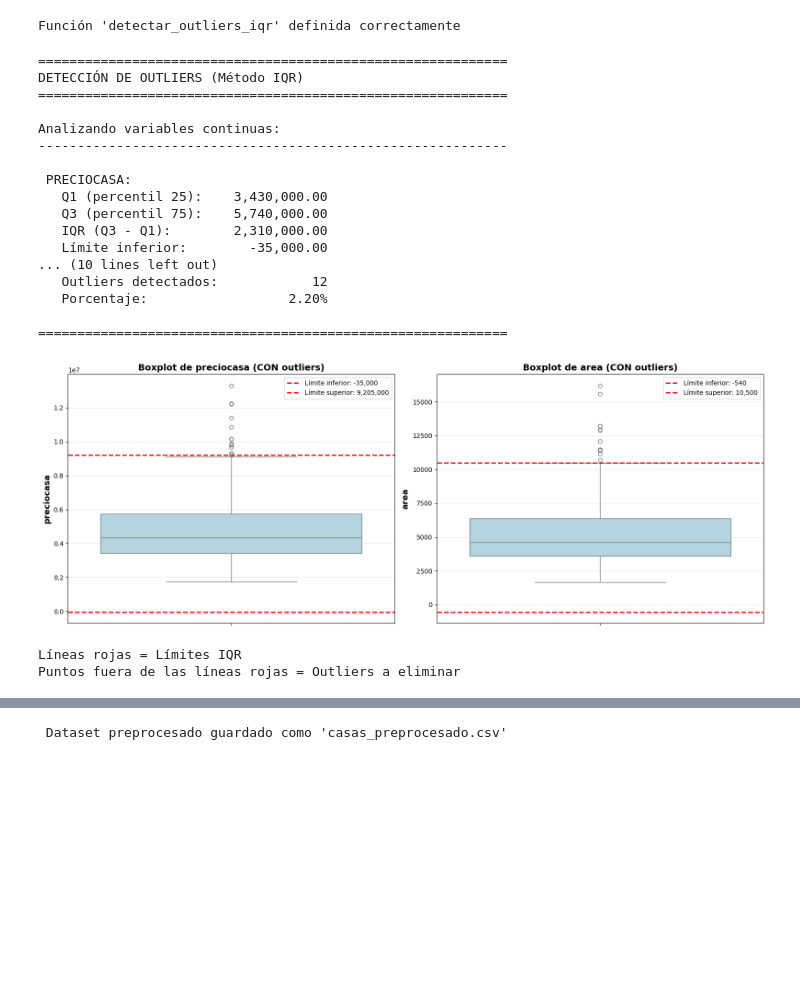
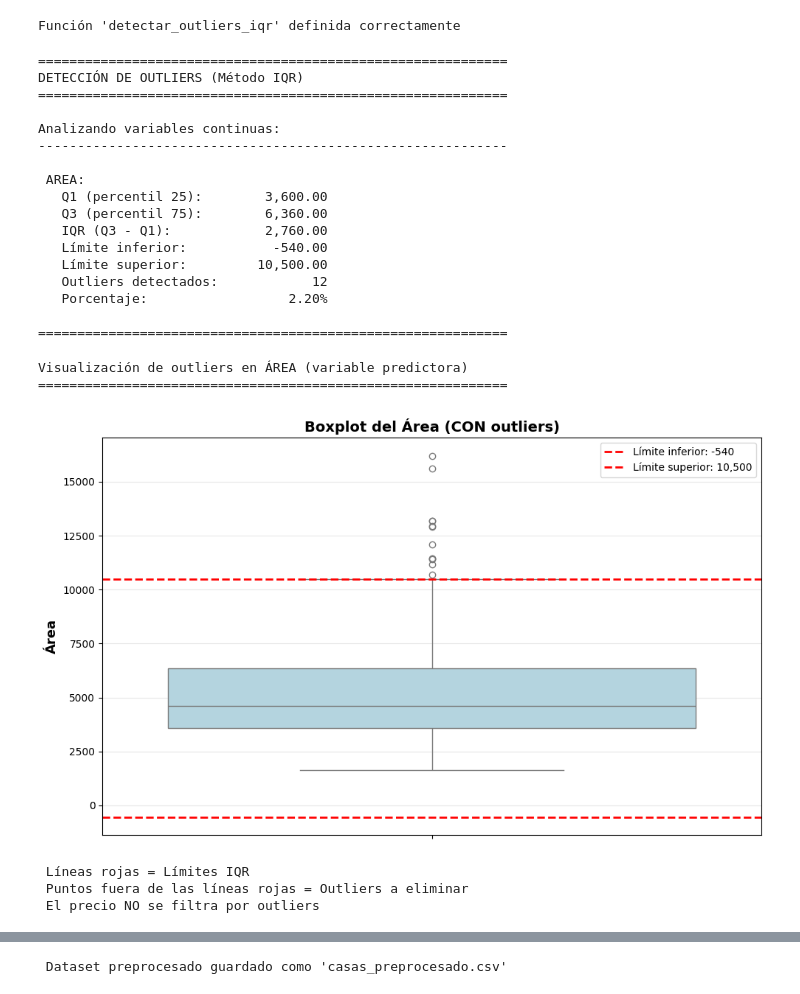
Before and after one commit to RJL08/Sistemas-de-aprendizaje-autm-tico, a Jupyter notebook: Ejercicio_casas.ipynb, the cells around one changed output, grey strips where cells are left out. Drawn from its saved outputs; the diff is of its cells as text; code cells hidden in the pictures; blank space fills up the shorter version.

```diff
--- a/Ejercicio_casas.ipynb
+++ b/Ejercicio_casas.ipynb
@@ -1246,7 +1246,7 @@ print("="*60)
 
 # Variables continuas para detectar outliers
 # Nota: Solo analizamos precio y área (las continuas)
-vars_continuas = ['preciocasa', 'area']
+vars_continuas = [ 'area']
 
 resultados_outliers = {}
 
@@ -1284,48 +1284,53 @@ DETECCIÓN DE OUTLIERS (Método IQR)
 Analizando variables continuas:
 ------------------------------------------------------------
 
- PRECIOCASA:
-   Q1 (percentil 25):    3,430,000.00
-   Q3 (percentil 75):    5,740,000.00
-   IQR (Q3 - Q1):        2,310,000.00
-   Límite inferior:        -35,000.00
-... (10 lines left out)
+ AREA:
+   Q1 (percentil 25):        3,600.00
+   Q3 (percentil 75):        6,360.00
+   IQR (Q3 - Q1):            2,760.00
+   Límite inferior:           -540.00
+   Límite superior:         10,500.00
    Outliers detectados:            12
    Porcentaje:                  2.20%
 
 ============================================================
 # %%
 #Visualizar valores atípicos antes de eliminarlos
-fig, axes = plt.subplots(1, 2, figsize=(16, 6))
+print("Visualización de outliers en ÁREA (variable predictora)")
+print("="*60)
 
-for idx, var in enumerate(vars_continuas):
-    # Boxplot con límites marcados
-    sns.boxplot(y=casas_encoded[var], ax=axes[idx], color='lightblue')
+plt.figure(figsize=(10, 6))
 
-    axes[idx].set_ylabel(var, fontsize=13, fontweight='bold')
-    axes[idx].set_title(f'Boxplot de {var} (CON outliers)',
-                       fontsize=14, fontweight='bold')
+# Boxplot solo del área
+sns.boxplot(y=casas_encoded['area'], color='lightblue')
 
-    # Marcar límites del IQR
-    axes[idx].axhline(y=resultados_outliers[var]['limite_inferior'],
-                      color='red', linestyle='--', linewidth=2,
-                      label=f'Límite inferior: {resultados_outliers[var]["limite_inferior"]:,.0f}')
-    axes[idx].axhline(y=resultados_outliers[var]['limite_superior'],
-                      color='red', linestyle='--', linewidth=2,
-                      label=f'Límite superior: {resultados_outliers[var]["limite_superior"]:,.0f}')
+plt.ylabel('Área', fontsize=13, fontweight='bold')
+plt.title('Boxplot del Área (CON outliers)', fontsize=14, fontweight='bold')
 
-    axes[idx].legend(loc='best', fontsize=10)
-    axes[idx].grid(True, alpha=0.3, axis='y')
+# Marcar límites del IQR
+plt.axhline(y=resultados_outliers['area']['limite_inferior'],
+            color='red', linestyle='--', linewidth=2,
+            label=f'Límite inferior: {resultados_outliers["area"]["limite_inferior"]:,.0f}')
+plt.axhline(y=resultados_outliers['area']['limite_superior'],
+            color='red', linestyle='--', linewidth=2,
+            label=f'Límite superior: {resultados_outliers["area"]["limite_superior"]:,.0f}')
+
+plt.legend(loc='best', fontsize=10)
+plt.grid(True, alpha=0.3, axis='y')
 
 plt.tight_layout()
 plt.show()
 
-print(f"Líneas rojas = Límites IQR")
-print(f"Puntos fuera de las líneas rojas = Outliers a eliminar")
+print(f" Líneas rojas = Límites IQR")
+print(f" Puntos fuera de las líneas rojas = Outliers a eliminar")
+print(f" El precio NO se filtra por outliers")
 # %% [output]
+Visualización de outliers en ÁREA (variable predictora)
+============================================================
-[figure, old version]
+[figure, new version]
-Líneas rojas = Límites IQR
-Puntos fuera de las líneas rojas = Outliers a eliminar
+ Líneas rojas = Límites IQR
+ Puntos fuera de las líneas rojas = Outliers a eliminar
+ El precio NO se filtra por outliers
 # %%
 #Eliminar valores atípicos
 print("="*60)
```
Also changed, not shown: parts of 6 cells of this notebook.
